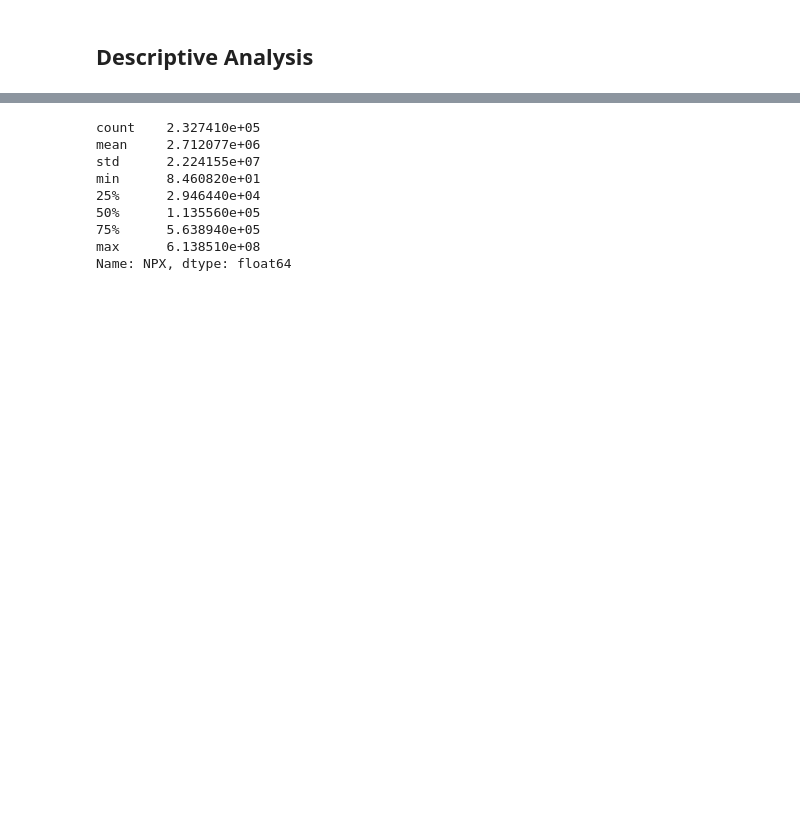
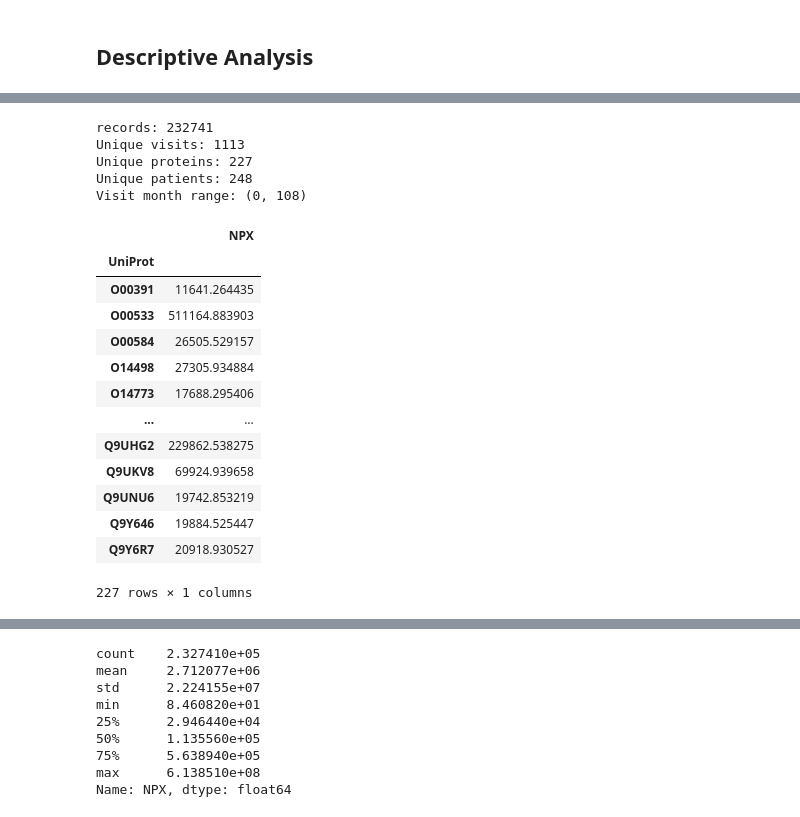
Before and after one commit to prithvidasgupta/si-618-parkinson-prediction, a Jupyter notebook: main.ipynb, the cells around one changed output, grey strips where cells are left out. Saved outputs shown, nothing was run; the diff lists cells and outputs as text; code cells hidden in the pictures; blank space fills up the shorter version.

```diff
--- a/main.ipynb
+++ b/main.ipynb
@@ -34 +47,43 @@ Unique proteins: 227
+# %%
+print(f'records: {len(proteins_data)}')
+
+unique_visits = len(proteins_data['visit_id'].unique())
+print(f'Unique visits: {unique_visits}')
+
+unique_proteins = len(proteins_data['UniProt'].unique())
+print(f'Unique proteins: {unique_proteins}')
+
+unique_patients = len(proteins_data['patient_id'].unique())
+print(f'Unique patients: {unique_patients}')
+
+visit_min = proteins_data['visit_month'].min()
+visit_max = proteins_data['visit_month'].max()
+print(f'Visit month range: ({visit_min}, {visit_max})')
+# %% [output]
+records: 232741
+Unique visits: 1113
+Unique proteins: 227
+Unique patients: 248
+Visit month range: (0, 108)
+# %%
+protein_npx_mean = proteins_data.pivot_table(
+    index='UniProt',
+    values='NPX',
+    aggfunc=np.mean)
+protein_npx_mean
+# %% [output]
+|  | NPX |
+| UniProt |  |
+| O00391 | 11641.264435 |
+| O00533 | 511164.883903 |
+| O00584 | 26505.529157 |
+| O14498 | 27305.934884 |
+| O14773 | 17688.295406 |
+| ... | ... |
+| Q9UHG2 | 229862.538275 |
+| Q9UKV8 | 69924.939658 |
+| Q9UNU6 | 19742.853219 |
+| Q9Y646 | 19884.525447 |
+| Q9Y6R7 | 20918.930527 |
+227 rows × 1 columns
 # %%
```
Also changed, not shown: parts of 11 cells of this notebook.
